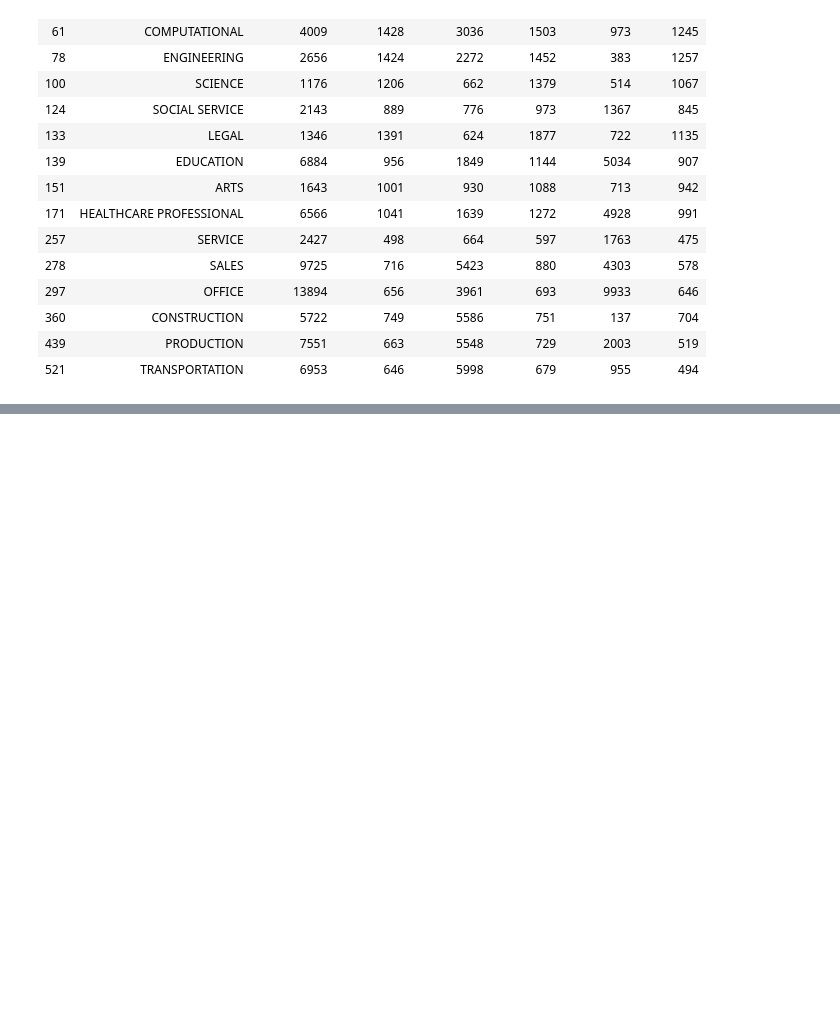
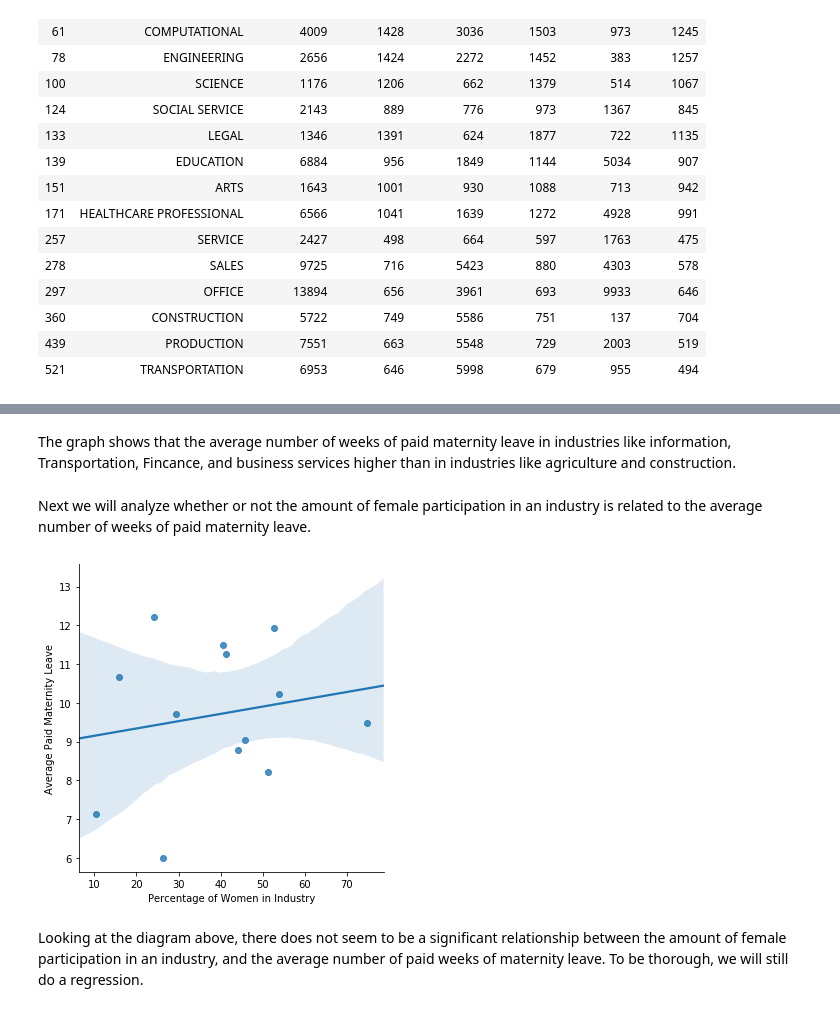
Before and after one commit to anjaliramesh42243/An-Exploratory-Data-Analysis-of-Women-in-the-Workforce, a Jupyter notebook: MaternityLeave.ipynb, the cells around one changed output, grey strips where cells are left out. Drawn from its saved outputs; the diff is of its cells as text; code cells hidden in the pictures; blank space fills up the shorter version.

```diff
--- a/MaternityLeave.ipynb
+++ b/MaternityLeave.ipynb
@@ -169,0 +348,11 @@ df_job_cat
+# %% [markdown]
+The graph shows that the average number of weeks of paid maternity leave in industries like information, Transportation, Fincance, and business services higher than in industries like agriculture and construction.
+# %% [markdown]
+Next we will analyze whether or not the amount of female participation in an industry is related to the average number of weeks of paid maternity leave.
+# %%
+g2 = sns.lmplot(x='Women',y='Average Paid Maternity Leave',data=df_industry_leave,fit_reg=True)
+g2 = (g2.set_axis_labels("Percentage of Women in Industry", "Average Paid Maternity Leave"))
+# %% [output]
+[figure, added]
+# %% [markdown]
+Looking at the diagram above, there does not seem to be a significant relationship between the amount of female participation in an industry, and the average number of paid weeks of maternity leave. To be thorough, we will still do a regression.
```
Also changed, not shown: parts of 36 cells of this notebook, 2 other files.
